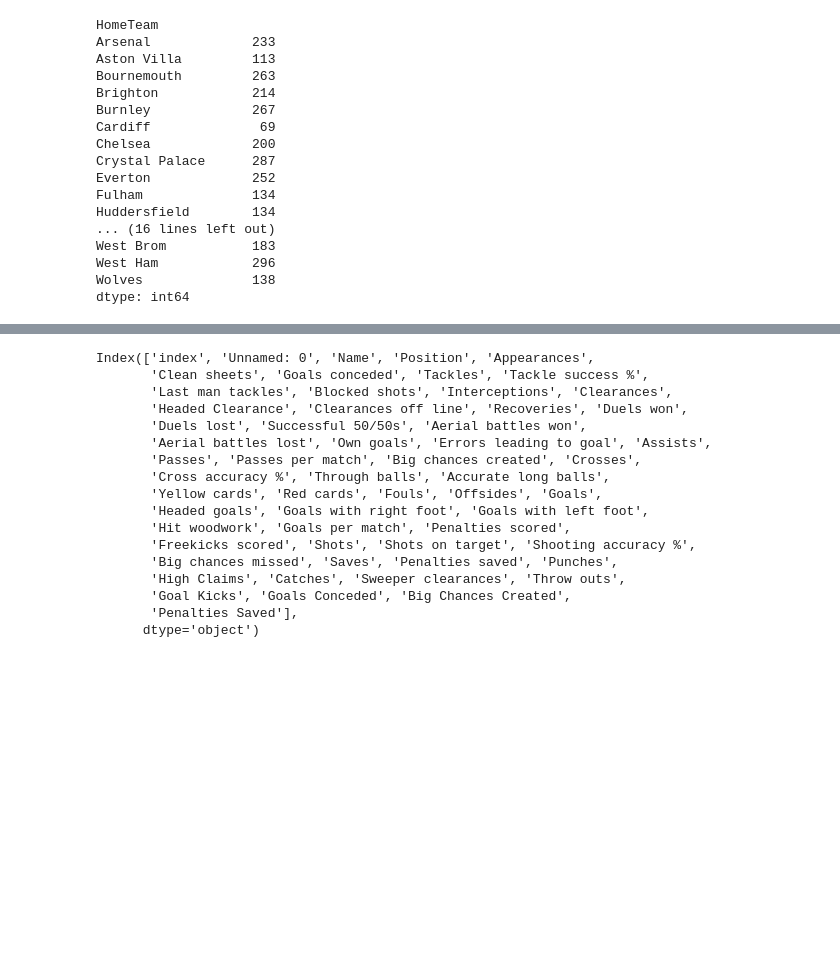
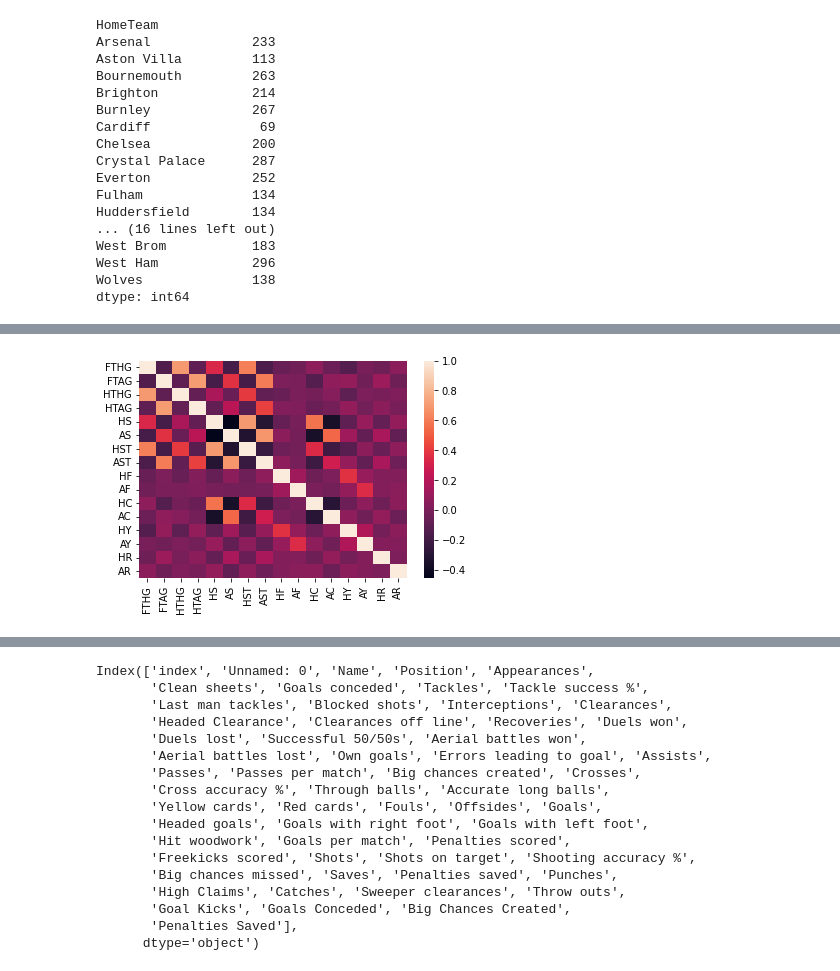
Before and after one commit to tunjaynasibli/Final_project, a Jupyter notebook: Eng_Prem_League_Stats.ipynb, the cells around one changed output, grey strips where cells are left out. Drawn from its saved outputs; the diff is of its cells as text; code cells hidden in the pictures; blank space fills up the shorter version.

```diff
--- a/Eng_Prem_League_Stats.ipynb
+++ b/Eng_Prem_League_Stats.ipynb
@@ -362,0 +365,2 @@ dtype: float64
+# %%
+data_cor=data[["FTHG", "FTAG", "HTHG", "HTAG",'HS','AS','HST', 'AST','HF', 'AF', 'HC', 'AC','HY', 'AY', 'HR', 'AR']]
@@ -362,0 +393,4 @@ dtype: float64
+# %%
+sns.heatmap(data_cor.corr());
+# %% [output]
+[figure, added]
```
Also changed, not shown: parts of 16 cells of this notebook.
